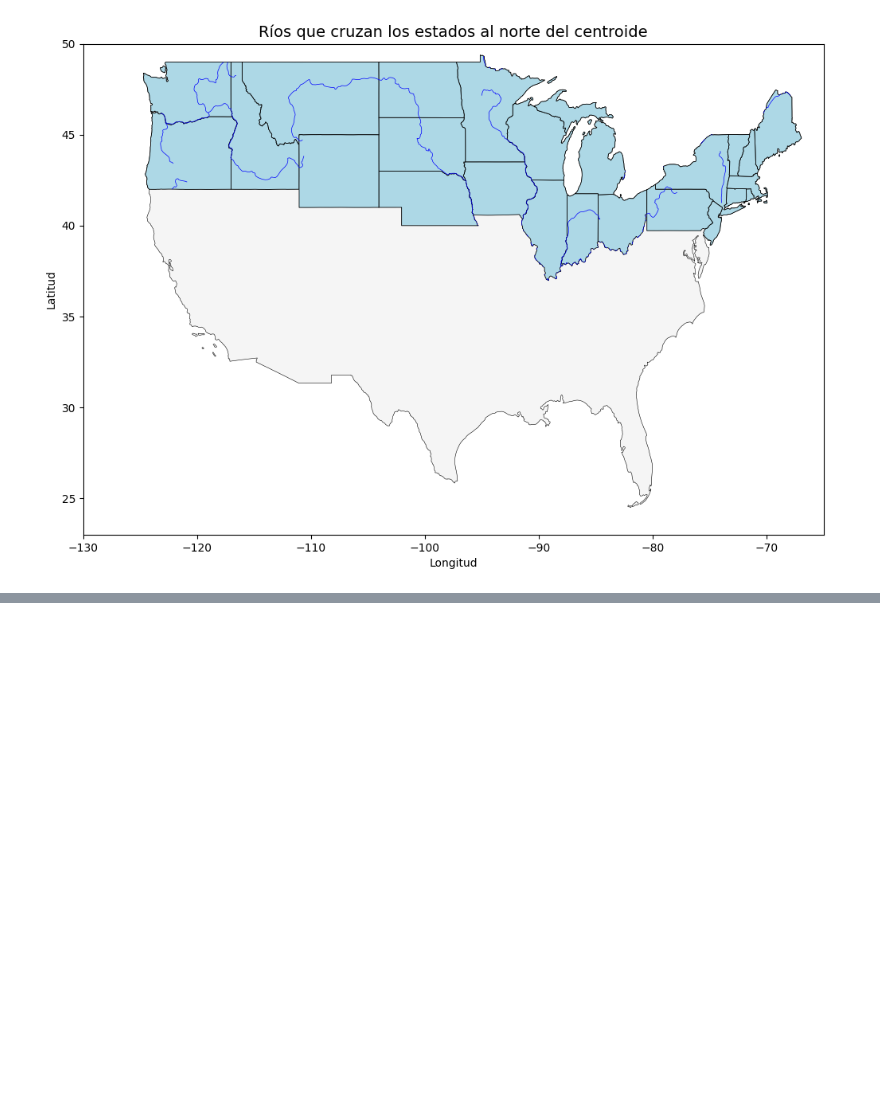
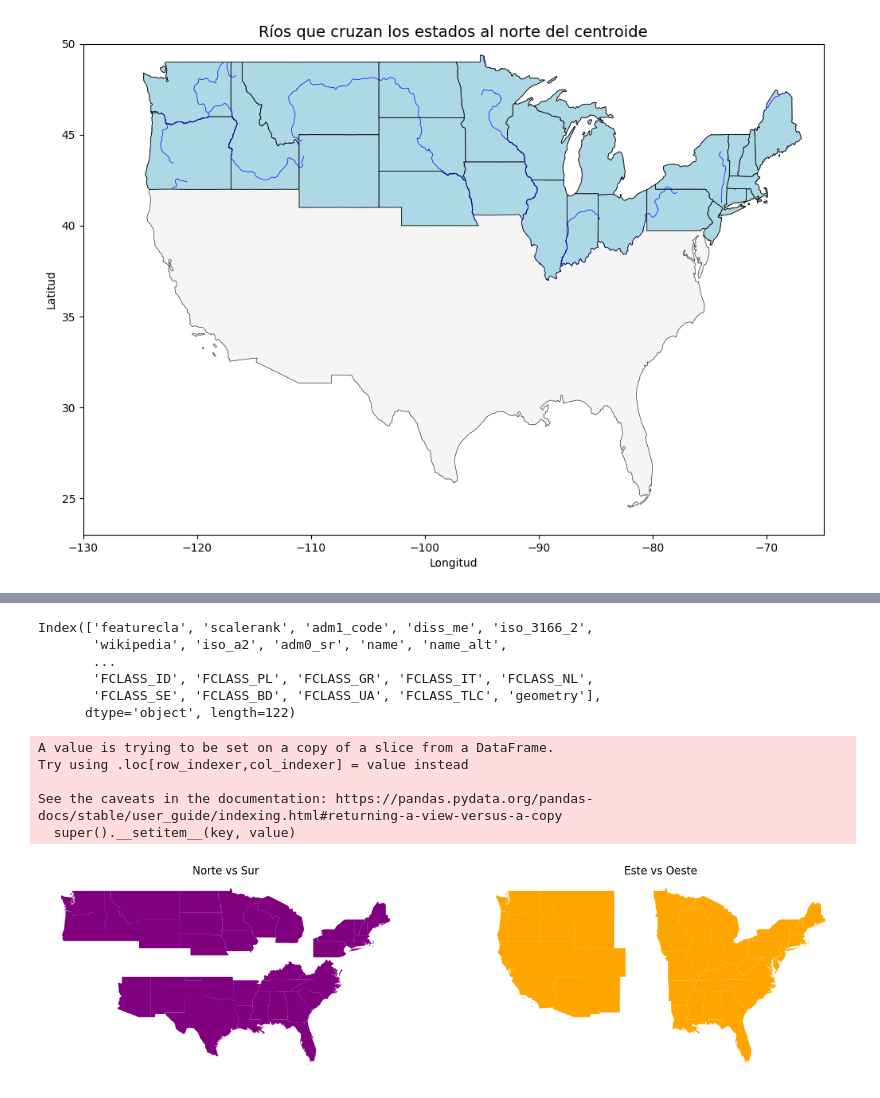
Before and after one commit to Derick047/PC5, a Jupyter notebook: PC5_IAE.ipynb, the cells around one changed output, grey strips where cells are left out. Cells and saved outputs as stored; diff of their text form; code cells hidden in the pictures; blank space fills up the shorter version.

```diff
--- a/PC5_IAE.ipynb
+++ b/PC5_IAE.ipynb
@@ -256,0 +434,45 @@ plt.show()
+# %%
+states.columns
+# %% [output]
+Index(['featurecla', 'scalerank', 'adm1_code', 'diss_me', 'iso_3166_2',
+       'wikipedia', 'iso_a2', 'adm0_sr', 'name', 'name_alt',
+       ...
+       'FCLASS_ID', 'FCLASS_PL', 'FCLASS_GR', 'FCLASS_IT', 'FCLASS_NL',
+       'FCLASS_SE', 'FCLASS_BD', 'FCLASS_UA', 'FCLASS_TLC', 'geometry'],
+      dtype='object', length=122)
+# %%
+import geopandas as gpd
+import matplotlib.pyplot as plt
+
+# Cargar datos
+url = "https://naciscdn.org/naturalearth/10m/cultural/ne_10m_admin_1_states_provinces.zip"
+usa = gpd.read_file(url)
+usa = usa[(usa['admin'] == 'United States of America') & (~usa['name'].isin(['Alaska', 'Hawaii', 'Puerto Rico']))]
+# %%
+usa['geometry'] = usa.geometry.buffer(0)
+# %%
+# Dividir por centroide
+centroidX, centroidY = usa.unary_union.centroid.x, usa.unary_union.centroid.y
+usa_N, usa_S = usa.cx[:, centroidY:], usa.cx[:, :centroidY]
+usa_E, usa_W = usa.cx[centroidX:, :], usa.cx[:centroidX, :]
+# %%
+# Aplicar buffer(0) a las divisiones
+for df in [usa_N, usa_S, usa_E, usa_W]:
+    df['geometry'] = df.geometry.buffer(0)
+# %% [output]
+A value is trying to be set on a copy of a slice from a DataFrame.
+Try using .loc[row_indexer,col_indexer] = value instead
+
+See the caveats in the documentation: https://pandas.pydata.org/pandas-docs/stable/user_guide/indexing.html#returning-a-view-versus-a-copy
+  super().__setitem__(key, value)
+# %%
+diff_NS = usa_N.overlay(usa_S, how='symmetric_difference', keep_geom_type=True)
+diff_EW = usa_E.overlay(usa_W, how='symmetric_difference', keep_geom_type=True)
+# %%
+# Graficar
+fig, axs = plt.subplots(1, 2, figsize=(16, 6))
+diff_NS.plot(ax=axs[0], color='purple'); axs[0].set_title("Norte vs Sur"); axs[0].axis('off')
+diff_EW.plot(ax=axs[1], color='orange'); axs[1].set_title("Este vs Oeste"); axs[1].axis('off')
+plt.show()
+# %% [output]
+[figure, added]
```
Also changed, not shown: parts of 13 cells of this notebook, 1 other file.
